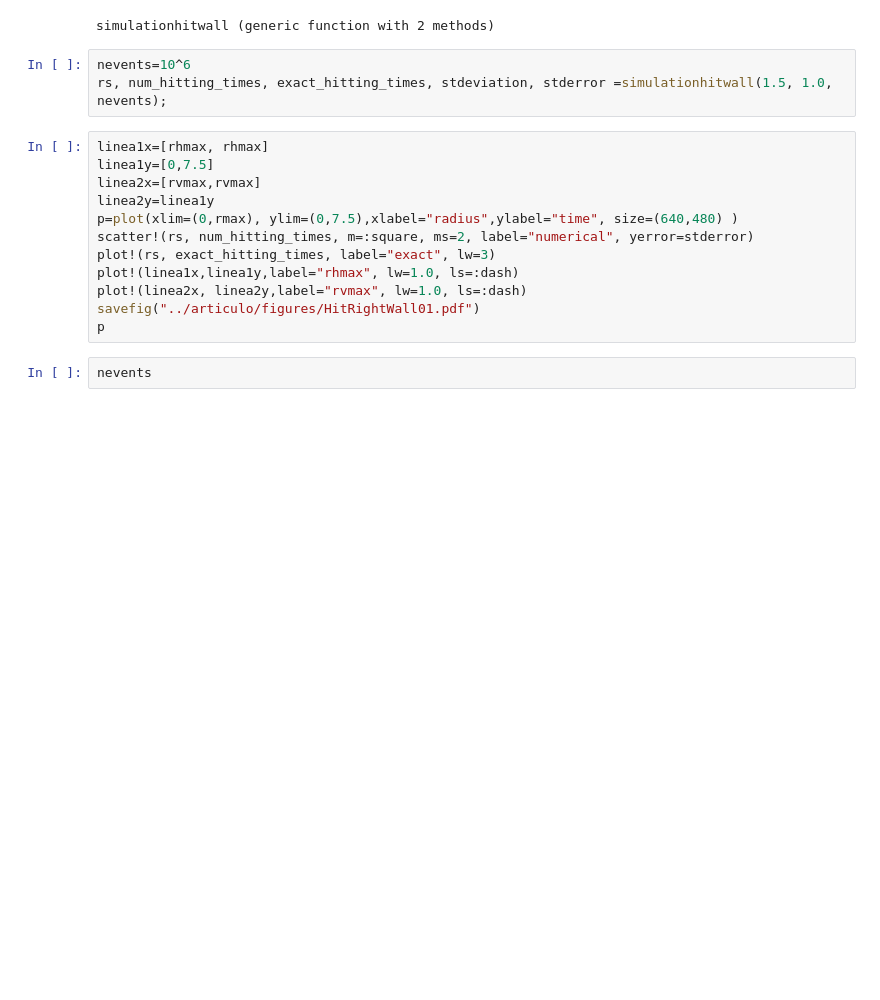
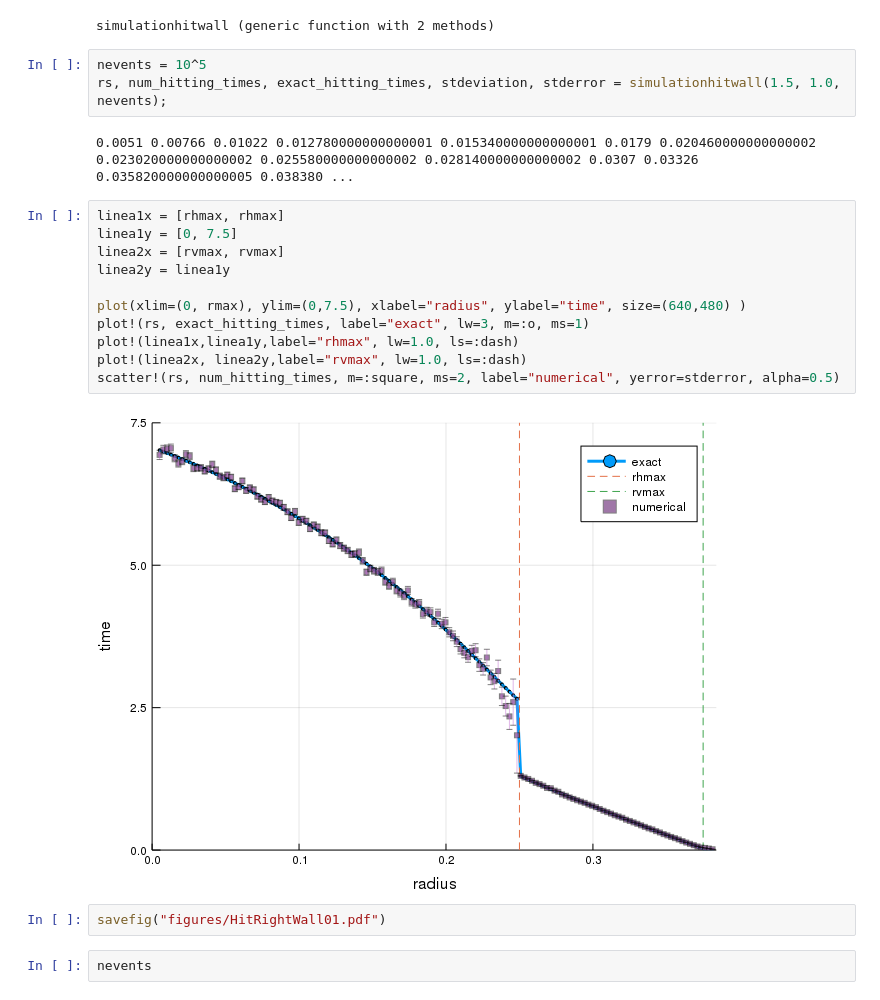
Before and after one commit to kzapfe/ProblemasSanders, a Jupyter notebook: TwoDiskinaRectangle/hopping_times_article/Dynamics of two hard discs in a box.ipynb, the cells around one changed output. Saved outputs shown, nothing was run; the diff lists cells and outputs as text; blank space fills up the shorter version.

```diff
--- a/TwoDiskinaRectangle/hopping_times_article/Dynamics of two hard discs in a box.ipynb
+++ b/TwoDiskinaRectangle/hopping_times_article/Dynamics of two hard discs in a box.ipynb
@@ -442,20 +450,25 @@ end
 # %% [output]
 simulationhitwall (generic function with 2 methods)
 # %%
-nevents=10^6
-rs, num_hitting_times, exact_hitting_times, stdeviation, stderror =simulationhitwall(1.5, 1.0, nevents);
+nevents = 10^5
+rs, num_hitting_times, exact_hitting_times, stdeviation, stderror = simulationhitwall(1.5, 1.0, nevents);
+# %% [output]
+0.0051 0.00766 0.01022 0.012780000000000001 0.015340000000000001 0.0179 0.020460000000000002 0.023020000000000002 0.025580000000000002 0.028140000000000002 0.0307 0.03326 0.035820000000000005 0.038380 ...
 # %%
-linea1x=[rhmax, rhmax]
-linea1y=[0,7.5]
-linea2x=[rvmax,rvmax]
-linea2y=linea1y
-p=plot(xlim=(0,rmax), ylim=(0,7.5),xlabel="radius",ylabel="time", size=(640,480) )
-scatter!(rs, num_hitting_times, m=:square, ms=2, label="numerical", yerror=stderror)
-plot!(rs, exact_hitting_times, label="exact", lw=3)
+linea1x = [rhmax, rhmax]
+linea1y = [0, 7.5]
+linea2x = [rvmax, rvmax]
+linea2y = linea1y
+
+plot(xlim=(0, rmax), ylim=(0,7.5), xlabel="radius", ylabel="time", size=(640,480) )
+plot!(rs, exact_hitting_times, label="exact", lw=3, m=:o, ms=1)
 plot!(linea1x,linea1y,label="rhmax", lw=1.0, ls=:dash)
 plot!(linea2x, linea2y,label="rvmax", lw=1.0, ls=:dash)
-savefig("../articulo/figures/HitRightWall01.pdf")
-p
+scatter!(rs, num_hitting_times, m=:square, ms=2, label="numerical", yerror=stderror, alpha=0.5)
+# %% [output]
+[figure, added]
+# %%
+savefig("figures/HitRightWall01.pdf")
 # %%
 nevents
 # %% [markdown]
```
Also changed, not shown: parts of 26 cells of this notebook, 23 other files.
